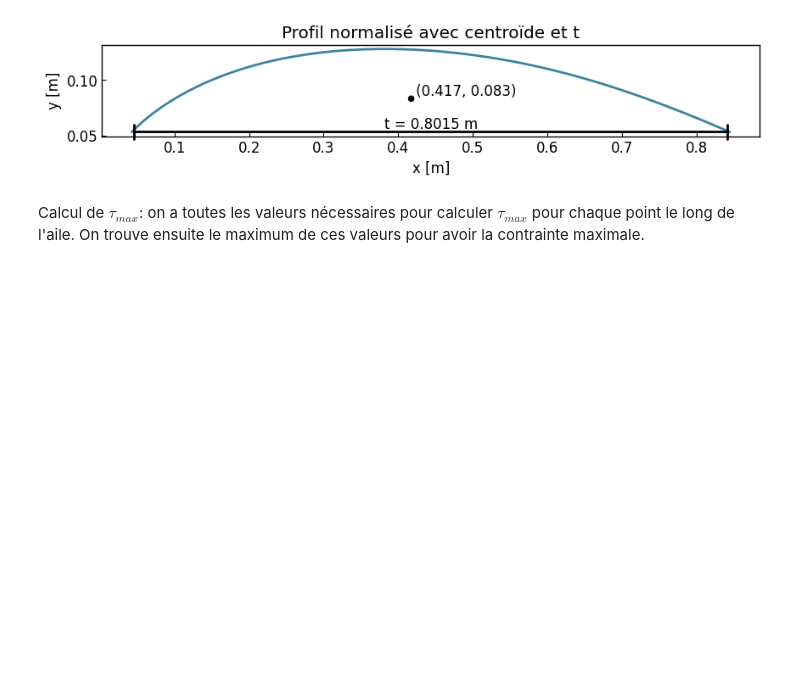
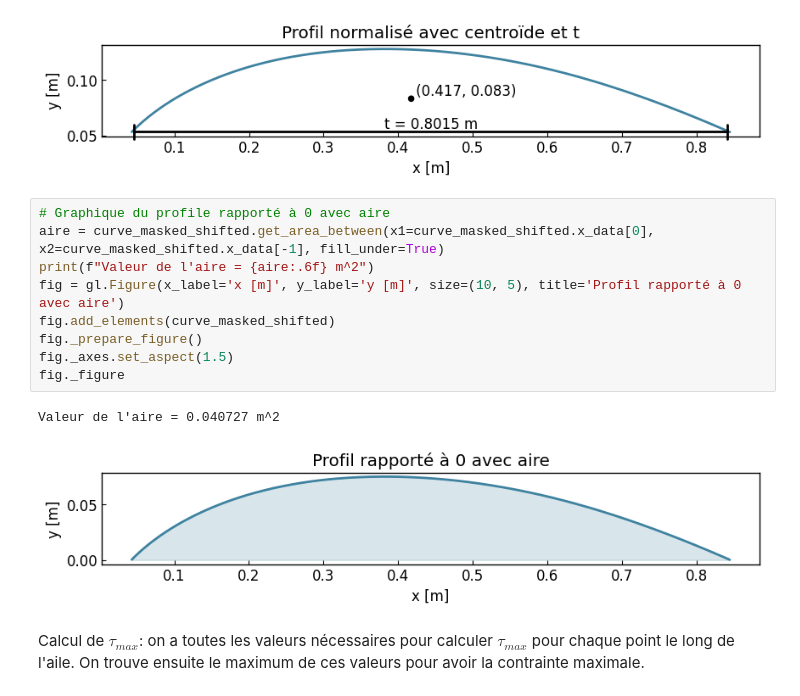
Before and after one commit to Oddball777/etude_cas_rdm, a Jupyter notebook: etude_cas_rdm/main.ipynb, the cells around one changed output. Cells and saved outputs as stored; diff of their text form; blank space fills up the shorter version.

```diff
--- a/etude_cas_rdm/main.ipynb
+++ b/etude_cas_rdm/main.ipynb
@@ -411,6 +411,18 @@ fig._axes.set_aspect(1.5)
 fig._figure
 # %% [output]
 [figure]
+# %%
+# Graphique du profile rapporté à 0 avec aire
+aire = curve_masked_shifted.get_area_between(x1=curve_masked_shifted.x_data[0], x2=curve_masked_shifted.x_data[-1], fill_under=True)
+print(f"Valeur de l'aire = {aire:.6f} m^2")
+fig = gl.Figure(x_label='x [m]', y_label='y [m]', size=(10, 5), title='Profil rapporté à 0 avec aire')
+fig.add_elements(curve_masked_shifted)
+fig._prepare_figure()
+fig._axes.set_aspect(1.5)
+fig._figure
+# %% [output]
+Valeur de l'aire = 0.040727 m^2
+[figure, added]
 # %% [markdown]
 Calcul de $\tau_{max}$: on a toutes les valeurs nécessaires pour calculer $\tau_{max}$ pour chaque point le long de l'aile. On trouve ensuite le maximum de ces valeurs pour avoir la contrainte maximale.
 # %%
```
